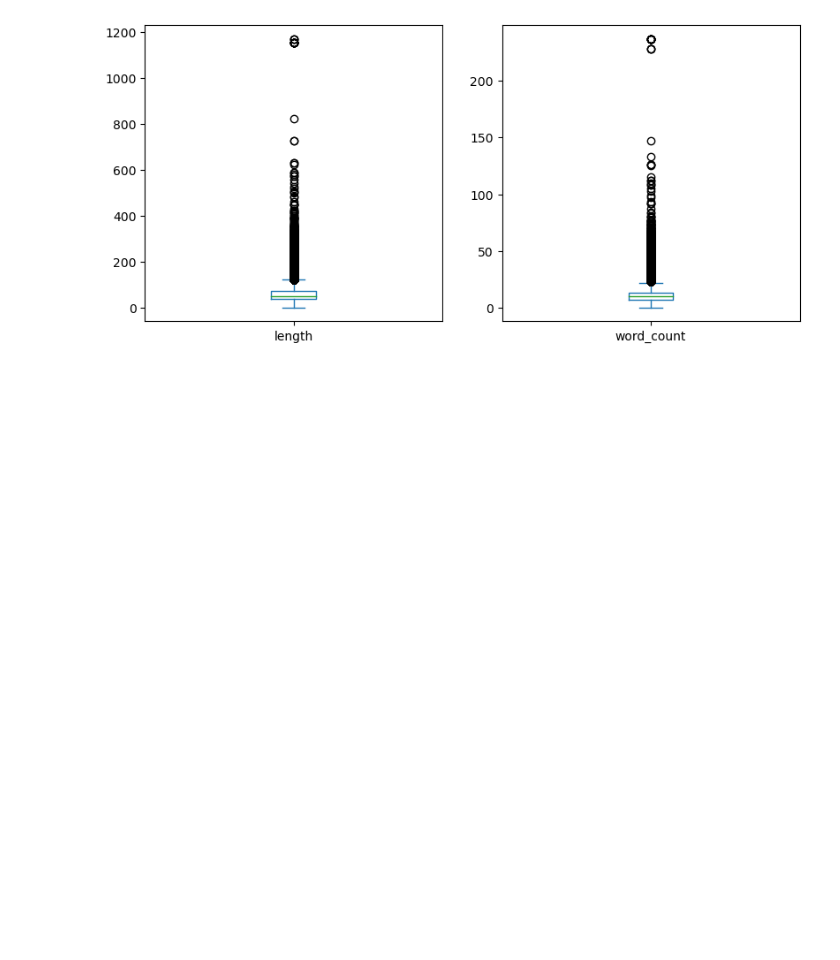
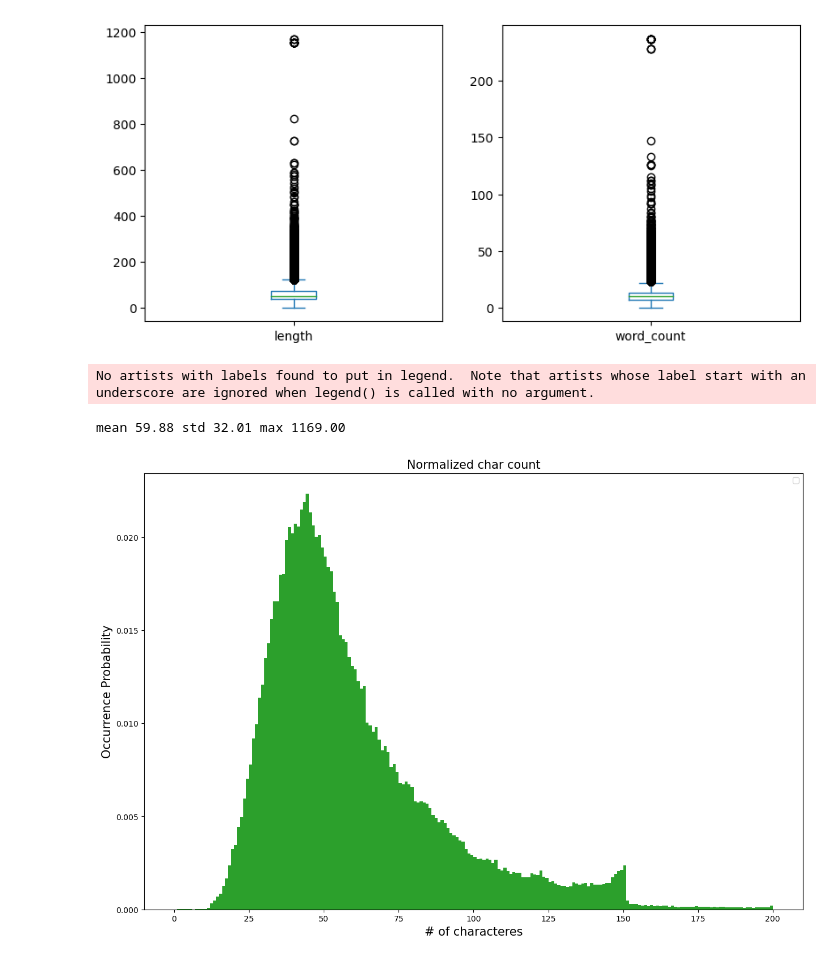
Before and after one commit to Dhouib-Mohamed/Duplicate-Question-Predictor, a Jupyter notebook: notebooks/Exploratory data analysis/questions_analysis.ipynb, the cells around one changed output. Saved outputs shown, nothing was run; the diff lists cells and outputs as text; code cells hidden in the pictures; blank space fills up the shorter version.

```diff
--- a/notebooks/Exploratory data analysis/questions_analysis.ipynb
+++ b/notebooks/Exploratory data analysis/questions_analysis.ipynb
@@ -5,3 +5,6 @@ import pandas as pd
 import src.visualization as vis
 import importlib
 importlib.reload(vis)
+from matplotlib import pyplot as plt
+import seaborn as sns
+pal = sns.color_palette()
@@ -89,3 +90,19 @@ vis.histPlotAll(df_questions[["length","word_count"]])
 vis.boxPlotAll(df_questions[["length","word_count"]])
 # %% [output]
 [figure]
+# %%
+pairs_qs = pd.Series(df_questions['question'].fillna('').tolist()).astype(str)
+dist = pairs_qs.apply(len)
+
+plt.figure(figsize=(15, 10))
+plt.hist(dist, bins=200, range=[0, 200], color=pal[2],  density=True)
+plt.title('Normalized char count', fontsize=15)
+plt.legend()
+plt.xlabel('# of characteres', fontsize=15)
+plt.ylabel('Occurrence Probability', fontsize=15)
+
+print('mean {:.2f} std {:.2f} max {:.2f} '.format(dist.mean(), dist.std(), dist.max()))
+# %% [output]
+No artists with labels found to put in legend.  Note that artists whose label start with an underscore are ignored when legend() is called with no argument.
+mean 59.88 std 32.01 max 1169.00
+[figure, added]
```
Also changed, not shown: parts of 3 cells of this notebook, 1 other file.
